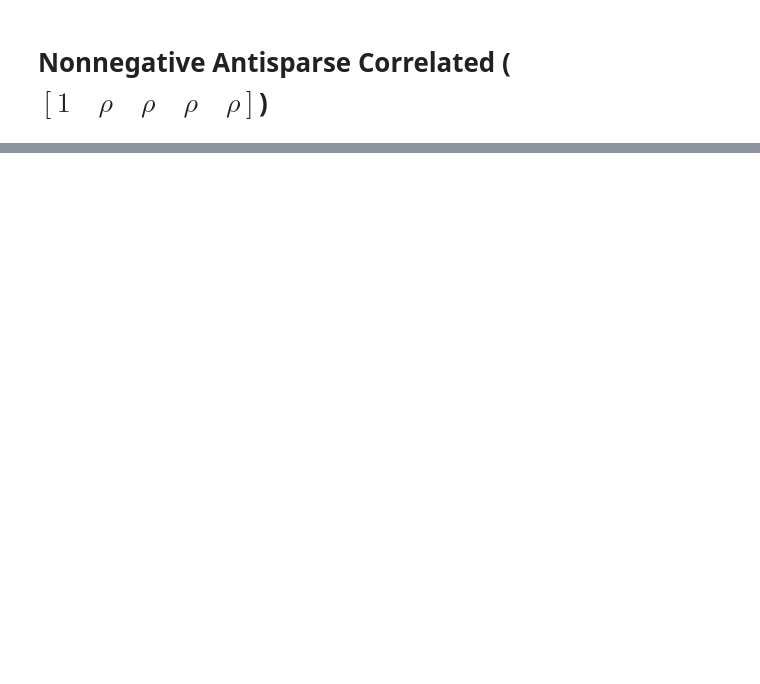
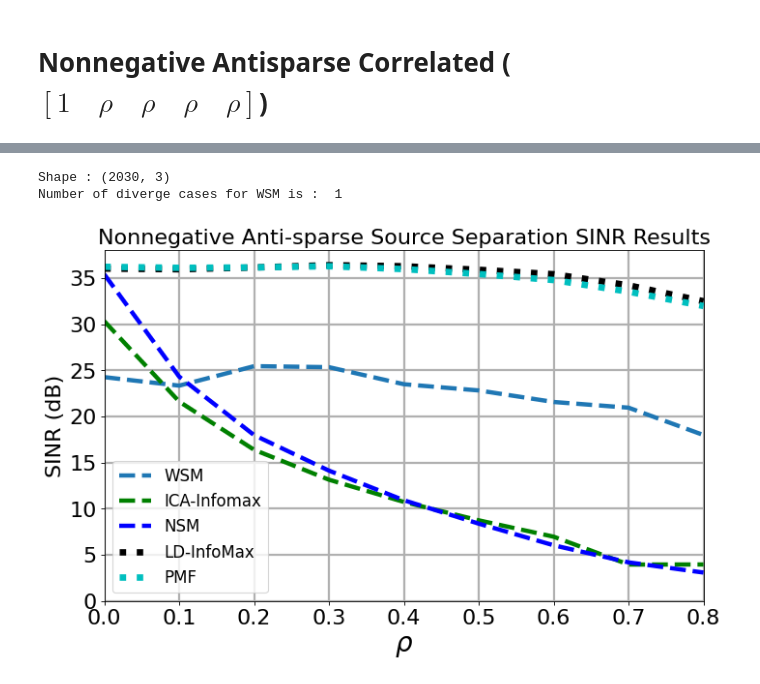
Before and after one commit to BariscanBozkurt/Biologically-Plausible-DetMaxNNs-for-Blind-Source-Separation, a Jupyter notebook: Simulations/AnalyzeSimulationResults/PlotSimulationResults_Antisparse.ipynb, the cells around one changed output, grey strips where cells are left out. Drawn from its saved outputs; the diff is of its cells as text; code cells hidden in the pictures; blank space fills up the shorter version.

```diff
--- a/Simulations/AnalyzeSimulationResults/PlotSimulationResults_Antisparse.ipynb
+++ b/Simulations/AnalyzeSimulationResults/PlotSimulationResults_Antisparse.ipynb
@@ -90,0 +118,44 @@ findfont: Font family ['Times New Roman'] not found. Falling back to DejaVu Sans
+# %%
+df_nnanti_results = pd.concat([
+                               df_nnanti_results1,
+                               df_nnanti_results2,
+                               df_nnanti_results3
+                              ],
+                              axis = 0)
+print('Shape : {}'.format(df_nnanti_results.shape))
+print('Number of diverge cases for WSM is : ', df_nnanti_results.loc[(df_nnanti_results['SINR'] == -999) & (df_nnanti_results['Model'] == 'WSM')].shape[0])
+
+df_nnanti_results = df_nnanti_results.loc[df_nnanti_results['SINR'] != -999]
+results = df_nnanti_results[['Model', 'rho', 'SINR']].groupby(['Model', 'rho']).agg({'rho':'size', 'SINR':'mean'}).rename(columns={'rho':'count','SINR':'SINR'}).reset_index()
+
+SetPlotRC()
+
+SINRIca = results.loc[results['Model'] == 'ICA']['SINR'].to_numpy()
+SINRNSM = results.loc[results['Model'] == 'NSM']['SINR'].to_numpy()
+SINRLDMI = results.loc[results['Model'] == 'LDMI']['SINR'].to_numpy()
+SINRPMF = results.loc[results['Model'] == 'PMF']['SINR'].to_numpy()
+SINRWSM = results.loc[results['Model'] == 'WSM']['SINR'].to_numpy()
+
+rholist = [0.0, 0.1, 0.2, 0.3, 0.4, 0.5, 0.6, 0.7, 0.8]
+fh2=plt.figure(figsize=(10, 6), dpi=80)
+
+plt.plot(rholist,SINRWSM,'--', linewidth=4, label = "WSM")
+plt.plot(rholist,SINRIca,'g--',linewidth=4, label = "ICA-Infomax")
+plt.plot(rholist,SINRNSM,'b--',linewidth=4, label = "NSM")
+plt.plot(rholist,SINRLDMI,'k:',linewidth=6, label = "LD-InfoMax")
+plt.plot(rholist,SINRPMF, 'c:', linewidth=6, label = "PMF")
+
+gh=plt.grid(linewidth=2)
+plt.xticks(fontsize=20)
+plt.yticks(fontsize=20)
+plt.ylabel('SINR (dB)',fontsize=25)
+plt.xlabel(r"$\rho$",fontsize=25)
+plt.legend(loc='lower left',fontsize=15)
+plt.axis([0.0,0.8,-0,38])
+plt.title('Nonnegative Anti-sparse Source Separation SINR Results',fontsize=20)
+ApplyFont(plt.gca())
+# plt.savefig('Figures/WSM_NNAntisparse_CorrelatedV2.pdf', format='pdf')
+# %% [output]
+Shape : (2030, 3)
+Number of diverge cases for WSM is :  1
+[figure, added]
```
Also changed, not shown: parts of 5 cells of this notebook, 3 other files.
